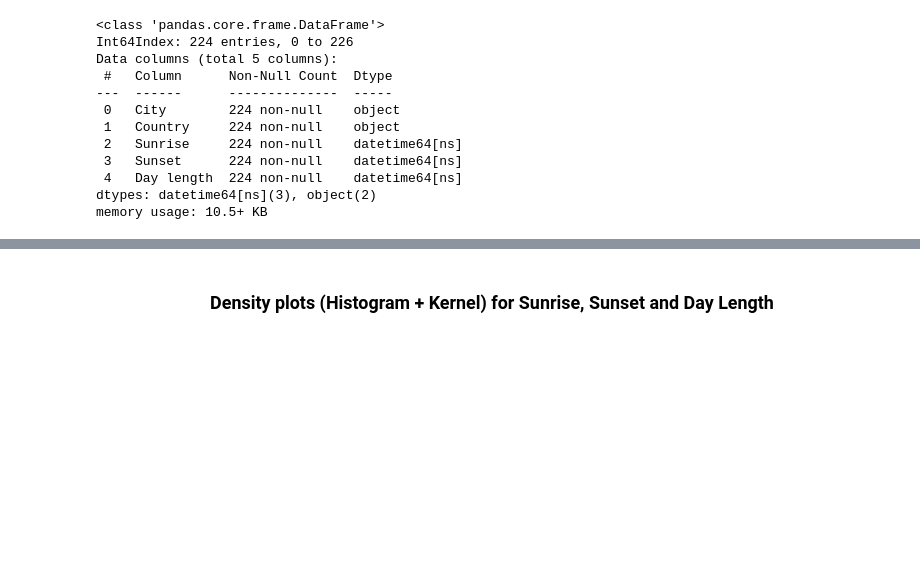
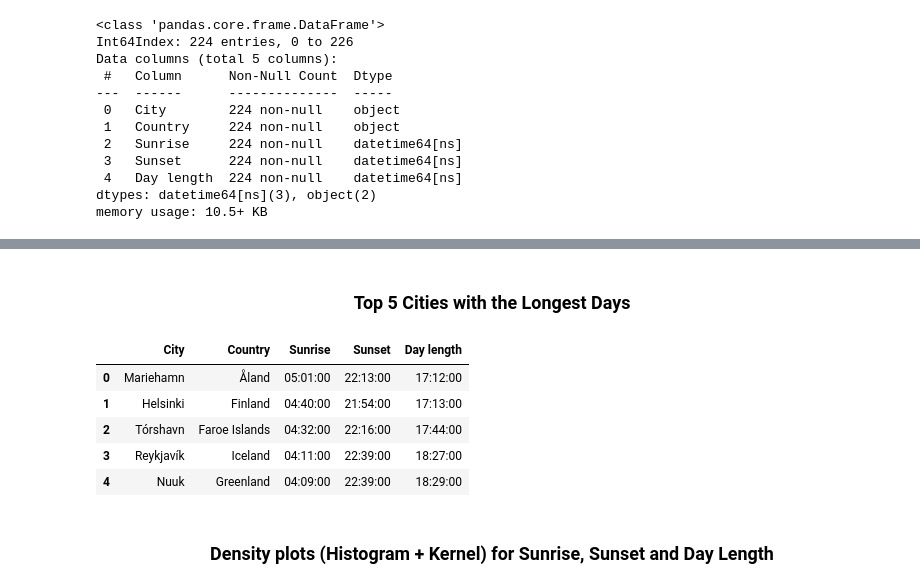
Before and after one commit to snaveerafrizvi/Sunsets-and-Sunrises, a Jupyter notebook: Sunsets_and_sunrises.ipynb, the cells around one changed output, grey strips where cells are left out. Drawn from its saved outputs; the diff is of its cells as text; code cells hidden in the pictures; blank space fills up the shorter version.

```diff
--- a/Sunsets_and_sunrises.ipynb
+++ b/Sunsets_and_sunrises.ipynb
@@ -95,3 +102,14 @@ df.sort_values("Day length")[["City","Country","Day length"]]
+# %% [markdown]
+### <div style="text-align: center;"> Top 5 Cities with the Longest Days </div>
+# %%
+top_cities("longest")
+# %% [output]
+|  | City | Country | Sunrise | Sunset | Day length |
+| 0 | Mariehamn | Åland | 05:01:00 | 22:13:00 | 17:12:00 |
+| 1 | Helsinki | Finland | 04:40:00 | 21:54:00 | 17:13:00 |
+| 2 | Tórshavn | Faroe Islands | 04:32:00 | 22:16:00 | 17:44:00 |
+| 3 | Reykjavík | Iceland | 04:11:00 | 22:39:00 | 18:27:00 |
+| 4 | Nuuk | Greenland | 04:09:00 | 22:39:00 | 18:29:00 |
 # %% [markdown]
 <div style="page-break-after: always;"> </div>
 
```
Also changed, not shown: parts of 11 cells of this notebook, 1 other file.
